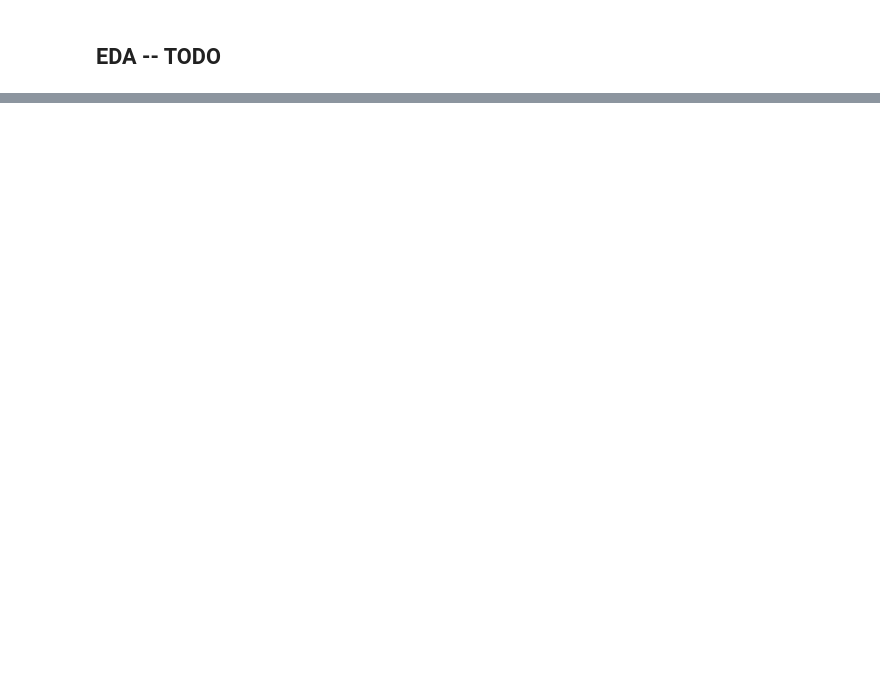
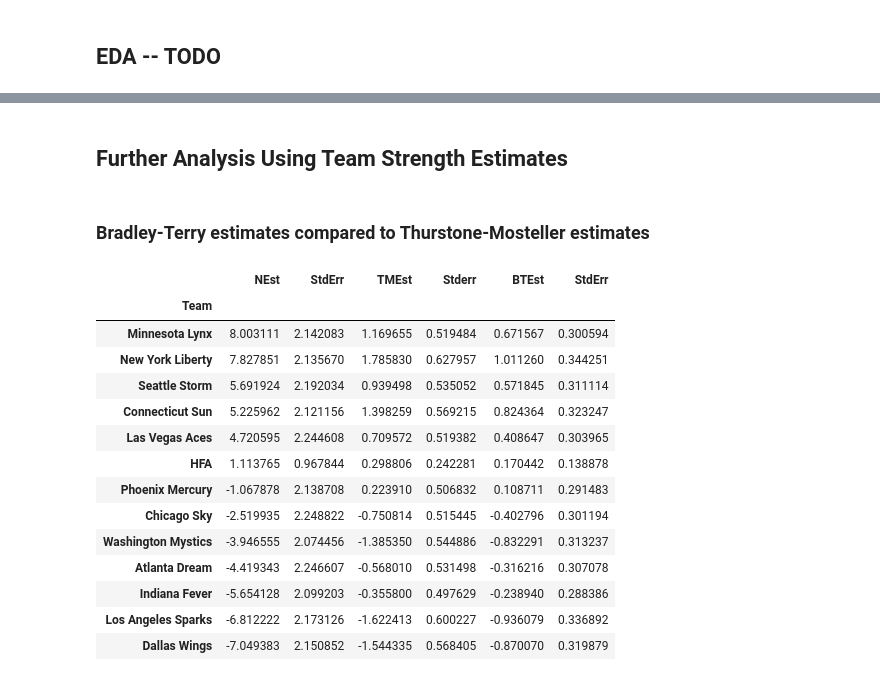
Before and after one commit to michellehewson/WNBA-2024-Predictions, a Jupyter notebook: wnba.ipynb, the cells around one changed output, grey strips where cells are left out. Drawn from its saved outputs; the diff is of its cells as text; code cells hidden in the pictures; blank space fills up the shorter version.

```diff
--- a/wnba.ipynb
+++ b/wnba.ipynb
@@ -169,0 +211,2 @@ plt.ylabel("Visitor Score");
+# %%
+tm_estimates = pd.read_csv("thurstone_estimates_wnba2024.csv")
@@ -171,0 +276,26 @@ plt.ylabel("Visitor Score");
+# %% [markdown]
+## Further Analysis Using Team Strength Estimates
+# %% [markdown]
+### Bradley-Terry estimates compared to Thurstone-Mosteller estimates
+# %%
+all_model_ests = pd.concat([normal_estimates.set_index('Team'),bt_estimates.set_index('Team'), tm_estimates.set_index('Team')], axis=1, join='inner')
+all_model_ests.columns.values[0] = "NEst"
+all_model_ests.columns.values[2] = "TMEst"
+all_model_ests.columns.values[4] = "BTEst"
+all_model_ests
+# %% [output]
+|  | NEst | StdErr | TMEst | Stderr | BTEst | StdErr |
+| Team |  |  |  |  |  |  |
+| Minnesota Lynx | 8.003111 | 2.142083 | 1.169655 | 0.519484 | 0.671567 | 0.300594 |
+| New York Liberty | 7.827851 | 2.135670 | 1.785830 | 0.627957 | 1.011260 | 0.344251 |
+| Seattle Storm | 5.691924 | 2.192034 | 0.939498 | 0.535052 | 0.571845 | 0.311114 |
+| Connecticut Sun | 5.225962 | 2.121156 | 1.398259 | 0.569215 | 0.824364 | 0.323247 |
+| Las Vegas Aces | 4.720595 | 2.244608 | 0.709572 | 0.519382 | 0.408647 | 0.303965 |
+| HFA | 1.113765 | 0.967844 | 0.298806 | 0.242281 | 0.170442 | 0.138878 |
+| Phoenix Mercury | -1.067878 | 2.138708 | 0.223910 | 0.506832 | 0.108711 | 0.291483 |
+| Chicago Sky | -2.519935 | 2.248822 | -0.750814 | 0.515445 | -0.402796 | 0.301194 |
+| Washington Mystics | -3.946555 | 2.074456 | -1.385350 | 0.544886 | -0.832291 | 0.313237 |
+| Atlanta Dream | -4.419343 | 2.246607 | -0.568010 | 0.531498 | -0.316216 | 0.307078 |
+| Indiana Fever | -5.654128 | 2.099203 | -0.355800 | 0.497629 | -0.238940 | 0.288386 |
+| Los Angeles Sparks | -6.812222 | 2.173126 | -1.622413 | 0.600227 | -0.936079 | 0.336892 |
+| Dallas Wings | -7.049383 | 2.150852 | -1.544335 | 0.568405 | -0.870070 | 0.319879 |
```
Also changed, not shown: parts of 27 cells of this notebook, 8 other files.
